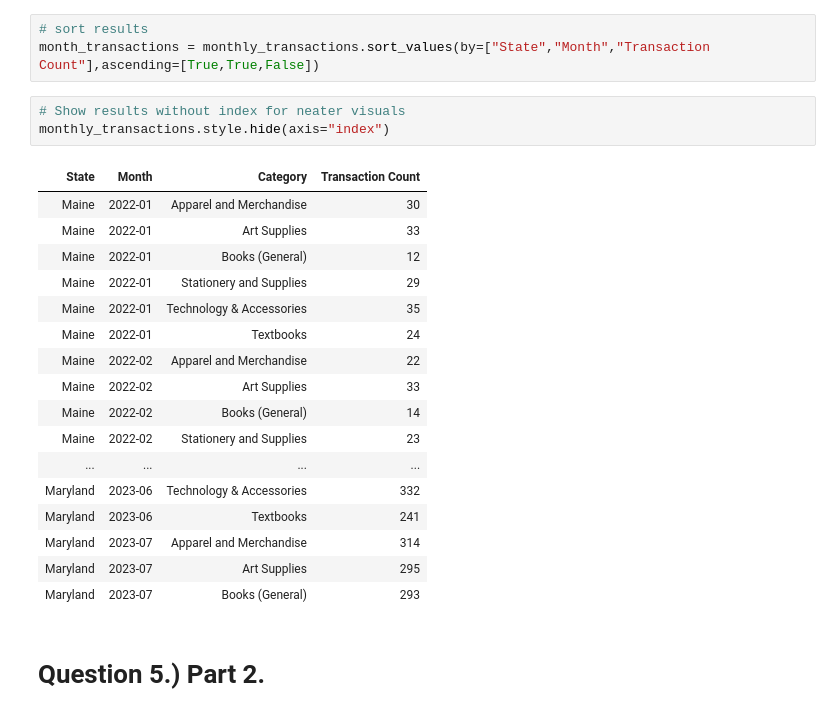
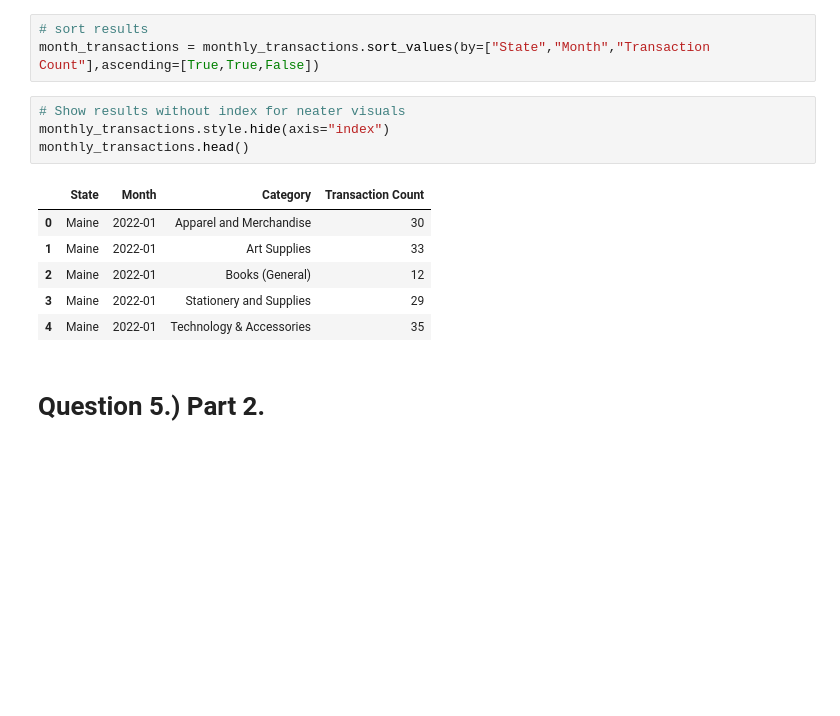
Before and after one commit to luisocelot13-beep/Capstone_2, a Jupyter notebook: Ocelotl_sales_analysis.ipynb, the cells around one changed output. Cells and saved outputs as stored; diff of their text form; blank space fills up the shorter version.

```diff
--- a/Ocelotl_sales_analysis.ipynb
+++ b/Ocelotl_sales_analysis.ipynb
@@ -352,24 +352,14 @@ month_transactions = monthly_transactions.sort_values(by=["State","Month","Trans
 # %%
 # Show results without index for neater visuals
 monthly_transactions.style.hide(axis="index")
+monthly_transactions.head()
 # %% [output]
-| State | Month | Category | Transaction Count |
-| Maine | 2022-01 | Apparel and Merchandise | 30 |
-| Maine | 2022-01 | Art Supplies | 33 |
-| Maine | 2022-01 | Books (General) | 12 |
-| Maine | 2022-01 | Stationery and Supplies | 29 |
-| Maine | 2022-01 | Technology & Accessories | 35 |
-| Maine | 2022-01 | Textbooks | 24 |
-| Maine | 2022-02 | Apparel and Merchandise | 22 |
-| Maine | 2022-02 | Art Supplies | 33 |
-| Maine | 2022-02 | Books (General) | 14 |
-| Maine | 2022-02 | Stationery and Supplies | 23 |
-| ... | ... | ... | ... |
-| Maryland | 2023-06 | Technology & Accessories | 332 |
-| Maryland | 2023-06 | Textbooks | 241 |
-| Maryland | 2023-07 | Apparel and Merchandise | 314 |
-| Maryland | 2023-07 | Art Supplies | 295 |
-| Maryland | 2023-07 | Books (General) | 293 |
+|  | State | Month | Category | Transaction Count |
+| 0 | Maine | 2022-01 | Apparel and Merchandise | 30 |
+| 1 | Maine | 2022-01 | Art Supplies | 33 |
+| 2 | Maine | 2022-01 | Books (General) | 12 |
+| 3 | Maine | 2022-01 | Stationery and Supplies | 29 |
+| 4 | Maine | 2022-01 | Technology & Accessories | 35 |
 # %% [markdown]
 # Question 5.) Part 2.
 # %% [markdown]
```
Also changed, not shown: parts of 2 cells of this notebook.
